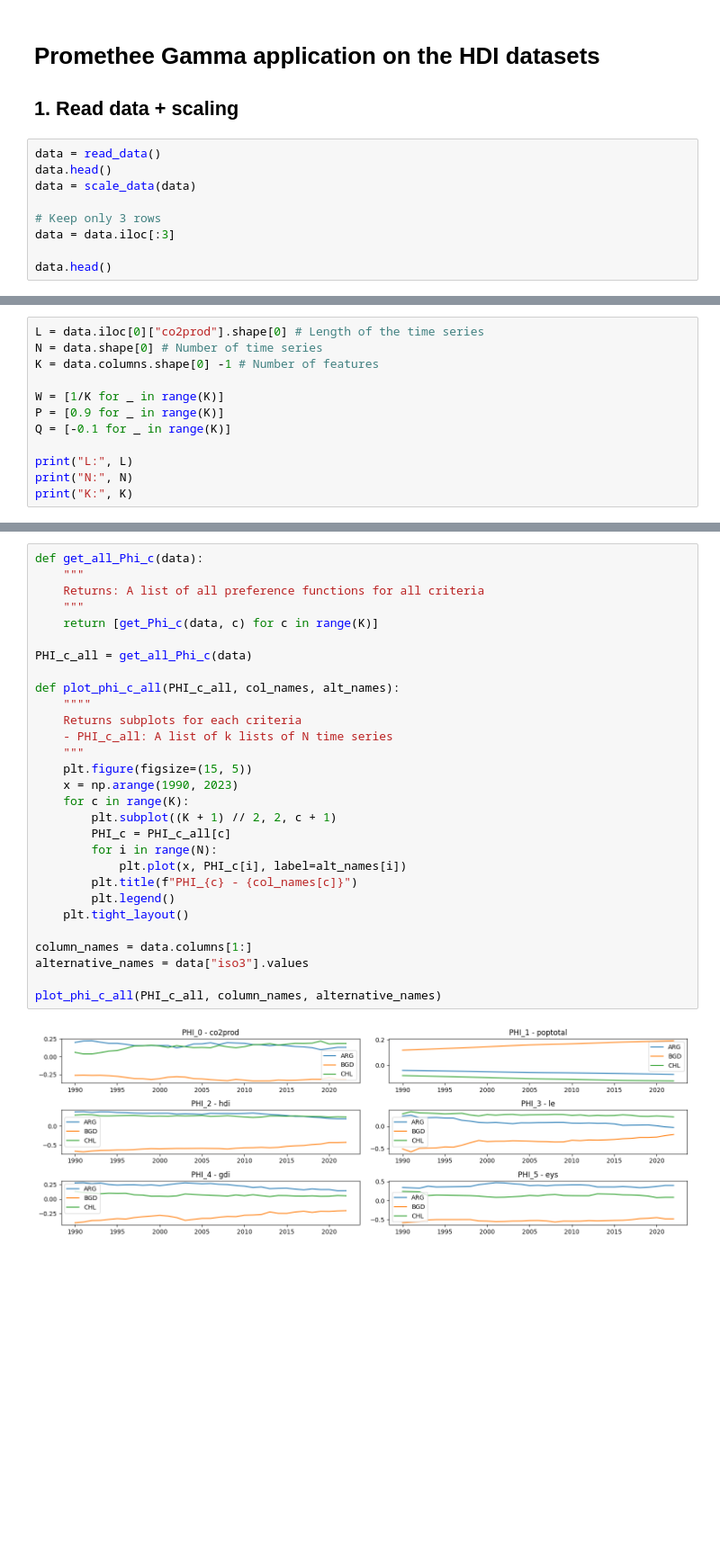
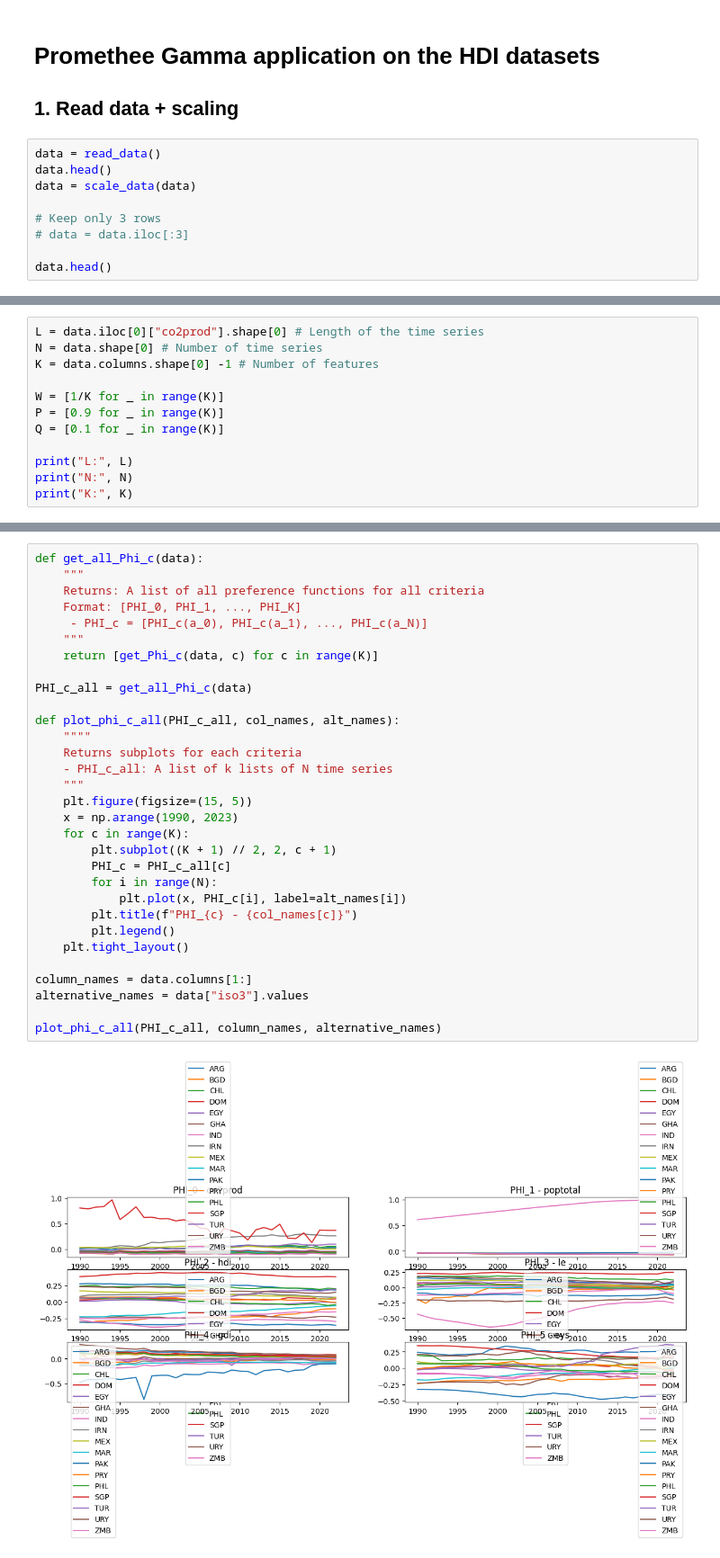
Before and after one commit to R4phou/ulb-master-thesis, a Jupyter notebook: code/src/GAMMA_TS.ipynb, the cells around one changed output, grey strips where cells are left out. Shown at 90% size. Saved outputs shown, nothing was run; the diff lists cells and outputs as text; blank space fills up the shorter version.

```diff
--- a/code/src/GAMMA_TS.ipynb
+++ b/code/src/GAMMA_TS.ipynb
@@ -14,7 +14,7 @@ data.head()
 data = scale_data(data)
 
 # Keep only 3 rows
-data = data.iloc[:3]
+# data = data.iloc[:3]
 
 data.head()
 # %% [output]
@@ -42,7 +39,7 @@ K = data.columns.shape[0] -1 # Number of features
 
 W = [1/K for _ in range(K)]
 P = [0.9 for _ in range(K)]
-Q = [-0.1 for _ in range(K)]
+Q = [0.1 for _ in range(K)]
 
 print("L:", L)
 print("N:", N)
@@ -163,34 +139,36 @@ PHI_0.shape: (3, 33)
 # %%
 def get_all_Phi_c(data):
     """
     Returns: A list of all preference functions for all criteria
+    Format: [PHI_0, PHI_1, ..., PHI_K]
+     - PHI_c = [PHI_c(a_0), PHI_c(a_1), ..., PHI_c(a_N)]
     """
     return [get_Phi_c(data, c) for c in range(K)]
 
 PHI_c_all = get_all_Phi_c(data)
 
 def plot_phi_c_all(PHI_c_all, col_names, alt_names):
     """"
     Returns subplots for each criteria
     - PHI_c_all: A list of k lists of N time series
     """
     plt.figure(figsize=(15, 5))
     x = np.arange(1990, 2023)
     for c in range(K):
         plt.subplot((K + 1) // 2, 2, c + 1)
         PHI_c = PHI_c_all[c]
         for i in range(N):
             plt.plot(x, PHI_c[i], label=alt_names[i])
         plt.title(f"PHI_{c} - {col_names[c]}")
         plt.legend()
     plt.tight_layout()
 
 column_names = data.columns[1:]
 alternative_names = data["iso3"].values
 
 plot_phi_c_all(PHI_c_all, column_names, alternative_names)
 # %% [output]
-[figure, old version]
+[figure, new version]
 # %%
 def PHI_all(PHI_c_all, W):
     """
```
Also changed, not shown: parts of 15 cells of this notebook, 1 other file.
